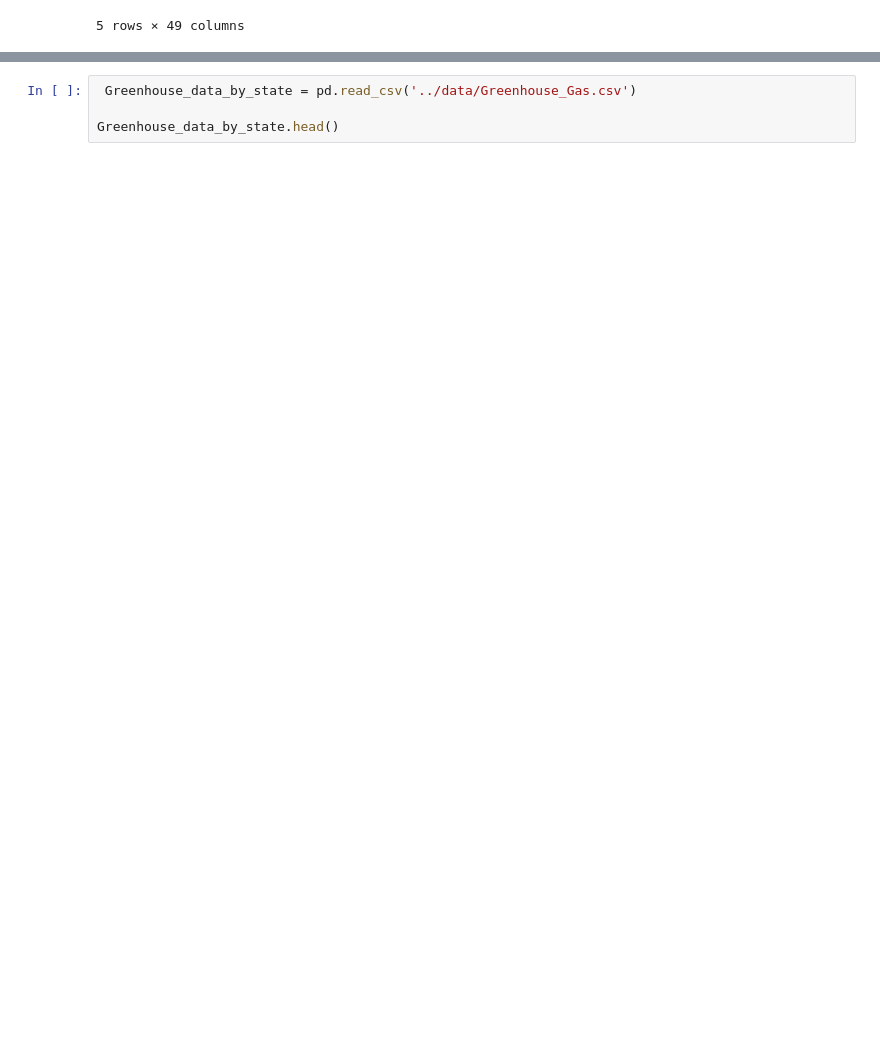
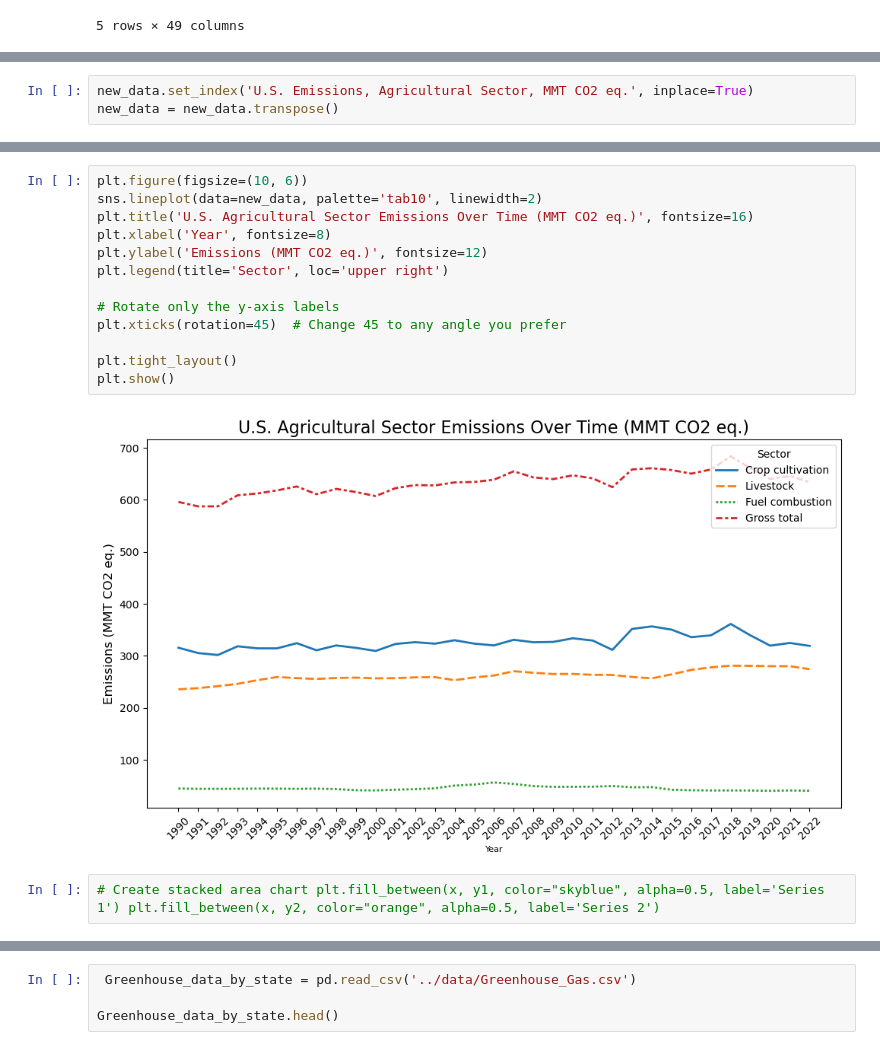
Before and after one commit to Anagha7Shinde/Capstone_Anagha, a Jupyter notebook: Notebook/Untitled2.ipynb, the cells around one changed output, grey strips where cells are left out. Saved outputs shown, nothing was run; the diff lists cells and outputs as text; blank space fills up the shorter version.

```diff
--- a/Notebook/Untitled2.ipynb
+++ b/Notebook/Untitled2.ipynb
@@ -68,3 +74,6 @@ new_data.head()
 | 2 | Fuel combustion | 44.801165 | 44.235713 | 44.268842 | 44.338258 | 44.672378 | 44.557188 | 44.249848 | 44.614129 | 43.684856 | ... |
 | 3 | Gross total | 595.946054 | 587.411997 | 587.511140 | 608.733193 | 612.158538 | 618.123912 | 625.693883 | 610.728830 | 621.023100 | ... |
 4 rows × 34 columns
+# %%
+new_data.set_index('U.S. Emissions, Agricultural Sector, MMT CO2 eq.', inplace=True)
+new_data = new_data.transpose()
@@ -70,0 +100,17 @@ new_data.head()
+# %%
+plt.figure(figsize=(10, 6))
+sns.lineplot(data=new_data, palette='tab10', linewidth=2)
+plt.title('U.S. Agricultural Sector Emissions Over Time (MMT CO2 eq.)', fontsize=16)
+plt.xlabel('Year', fontsize=8)
+plt.ylabel('Emissions (MMT CO2 eq.)', fontsize=12)
+plt.legend(title='Sector', loc='upper right')
+
+# Rotate only the y-axis labels
+plt.xticks(rotation=45)  # Change 45 to any angle you prefer
+
+plt.tight_layout()
+plt.show()
+# %% [output]
+[figure, added]
+# %%
+# Create stacked area chart plt.fill_between(x, y1, color="skyblue", alpha=0.5, label='Series 1') plt.fill_between(x, y2, color="orange", alpha=0.5, label='Series 2')
```
Also changed, not shown: parts of 12 cells of this notebook.
